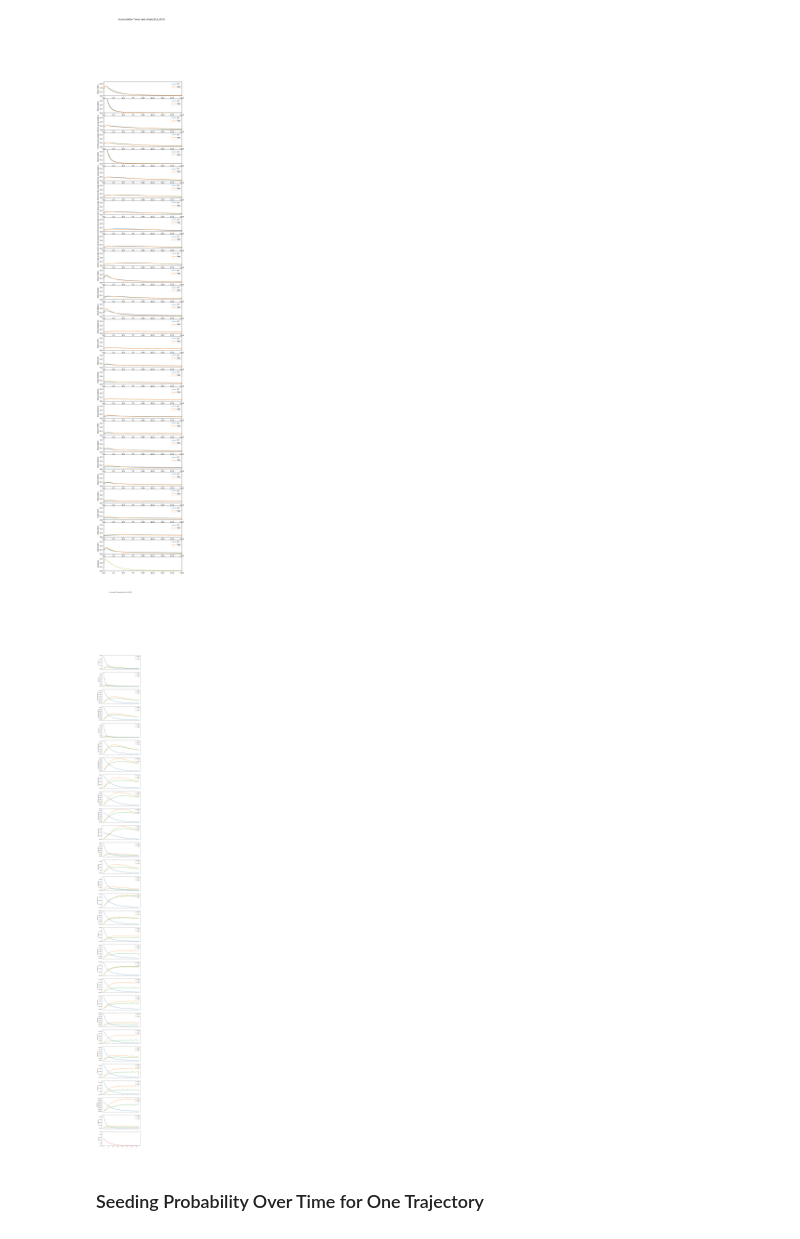
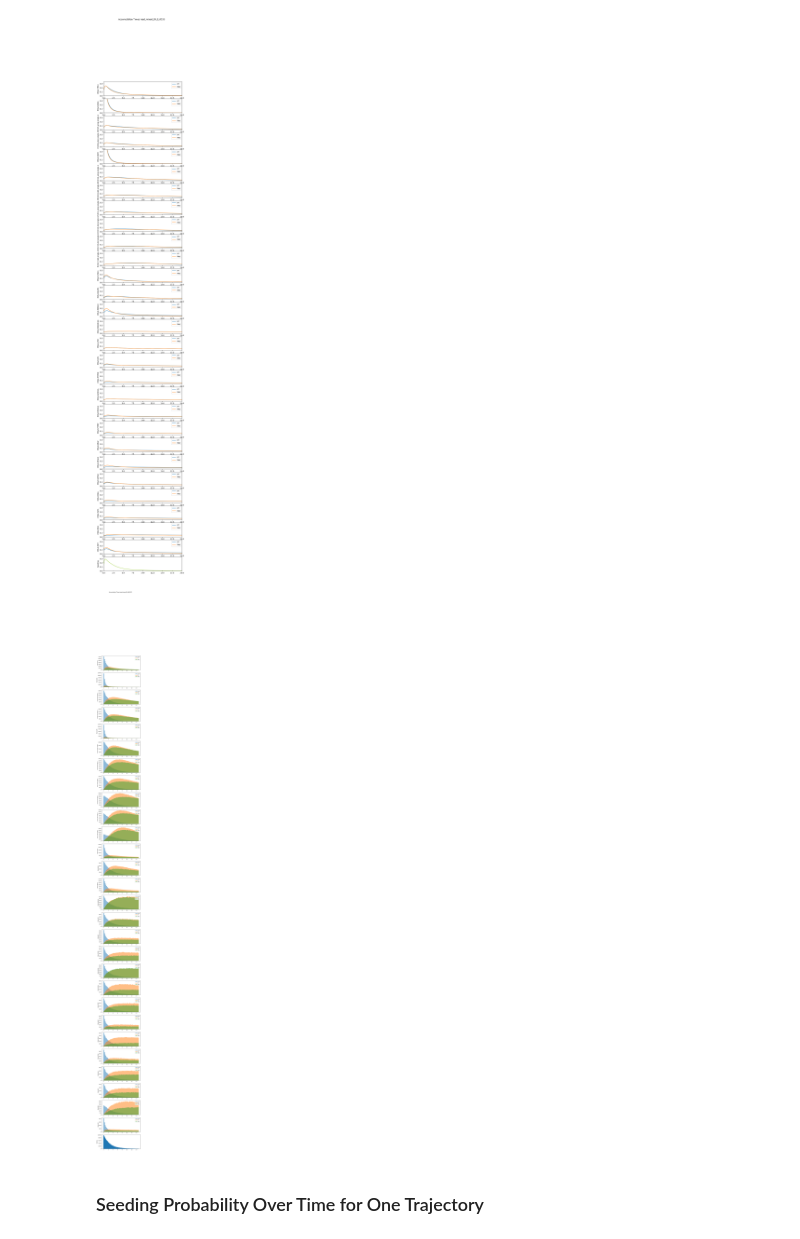
Before and after one commit to cbg-ethz/metMHN, a Jupyter notebook: analyses/simulations.ipynb, the cells around one changed output. Saved outputs shown, nothing was run; the diff lists cells and outputs as text; code cells hidden in the pictures.

Commit message:
changed to histograms

```diff
--- a/analyses/simulations.ipynb
+++ b/analyses/simulations.ipynb
@@ -10,6 +10,7 @@ import seaborn as sns
 
 log_theta_file = "luad_mixed_20_8_0035"
 cancer_type = "luad"
+event_file = "G12_PAADPANET_PM_z10_Events_30and5_Full"
 
 log_theta = pd.read_csv(
     f"../results/{cancer_type}/{log_theta_file}.csv", index_col=0)
@@ -17,3 +18,5 @@ tau1, tau2 = np.exp(log_theta.pop("Sampling").iloc[:2])
 events = log_theta.columns
 log_theta = log_theta.to_numpy()
 n = log_theta.shape[0] - 1
+
+simulated = np.load(f"../simulations/{cancer_type}/{log_theta_file}.npy")
@@ -31,14 +32,14 @@ for i in range(k):
     a[i].set_xlim((0, x_lim))
     a[i].set_ylabel(events[i])
     sns.kdeplot(
-        np.array(data[:, 2 * i][data[:, 2 * i] < x_lim * 1.1]), ax=a[i], label="PT")
+        np.array(simulated[:, 2 * i][simulated[:, 2 * i] < x_lim * 1.1]), ax=a[i], label="PT")
     sns.kdeplot(np.array(
-        data[:, 2 * i + 1][data[:, 2 * i + 1] < x_lim * 1.1]), ax=a[i], label="Met")
+        simulated[:, 2 * i + 1][simulated[:, 2 * i + 1] < x_lim * 1.1]), ax=a[i], label="Met")
     a[i].legend()
 a[-1].set_ylim((0, 0.35))
 a[-1].set_xlim((0, x_lim))
 a[-1].set_ylabel(events[-1])
-sns.kdeplot(np.array(data[:, -1][data[:, -1] < x_lim * 1.1]),
+sns.kdeplot(np.array(simulated[:, -1][simulated[:, -1] < x_lim * 1.1]),
             ax=a[-1], color="yellowgreen")
 f.suptitle(f"Accumulation Times {log_theta_file}")
 f.savefig(
@@ -50,35 +51,37 @@ means = data.mean(axis=0)
 # %%
 k = 100        # number of considered events
 k = min(k, n)
-f, a = plt.subplots(k + 1, figsize=(8, (k+1) * 3.5 + 1), sharex=True)
+f, a = plt.subplots(k + 1, figsize=(8, (k+1) * 3.5 + 1))
 x_lim = 15
 y_lim = 0.1
 n_bins = 100
 for i in range(k):
     # Take P.event column, M.event column and Seeding column from data
-    subdata = data[:, [2*i, 2*i + 1, -1]]
+    subdata = simulated[:, [2*i, 2*i + 1, -1]]
     # separate into joint development, pt and met
     joint = subdata[:, 0][subdata[:, 0] < subdata[:, -1]]
     pt = subdata[:, 0][subdata[:, 0] > subdata[:, -1]]
     met = subdata[:, 1][subdata[:, 1] > subdata[:, -1]]
 
     for dat, label in zip([joint, pt, met], ["Joint", "PT", "Met"]):
         # make histogram from data
-        y, x = np.histogram(dat[dat < x_lim], bins=n_bins)
-        bspline = interpolate.make_interp_spline(x[:-1], y)    # interpolate
-        a[i].plot(x, bspline(x) / data.shape[0], label=label)
+        # y, x = np.histogram(dat[dat < x_lim], bins=n_bins)
+        # bspline = interpolate.make_interp_spline(x[:-1], y)    # interpolate
+        # a[i].plot(x, bspline(x) / data.shape[0], label=label)
+        a[i].hist(dat[dat<x_lim], alpha=0.5, bins=50, label=label)
     a[i].set_ylabel(events[i])
     # a[i].set_ylim((0, y_lim))
     a[i].legend(loc="upper right")
-y, x = np.histogram(data[:, -1][data[:, -1] < x_lim], bins=n_bins)  # as above
-bspline = interpolate.make_interp_spline(x[:-1], y)
-a[-1].plot(x, bspline(x) / data.shape[0], color="red")
+# y, x = np.histogram(data[:, -1][data[:, -1] < x_lim], bins=n_bins)  # as above
+# bspline = interpolate.make_interp_spline(x[:-1], y)
+# a[-1].plot(x, bspline(x) / data.shape[0], color="red")
+a[-1].hist(simulated[:, -1][simulated[:, -1] < x_lim], bins=50, label=label)
 a[-1].set_ylabel(events[-1])
-a[-1].set_ylim((0, y_lim))
+# a[-1].set_ylim((0, y_lim))
 f.suptitle(f"Accumulation Times {log_theta_file}")
-f.savefig(dpi=200, fname=f"../viz/{cancer_type}/{log_theta_file}_accumulation_times.png")
+f.savefig(dpi=400, fname=f"../viz/{cancer_type}/{log_theta_file}_accumulation_times.png")
 # %% [output]
-[figure, old version]
+[figure, new version]
 # %% [markdown]
 ### Seeding Probability Over Time for One Trajectory
 # %%
```
Also changed, not shown: parts of 2 cells of this notebook.
